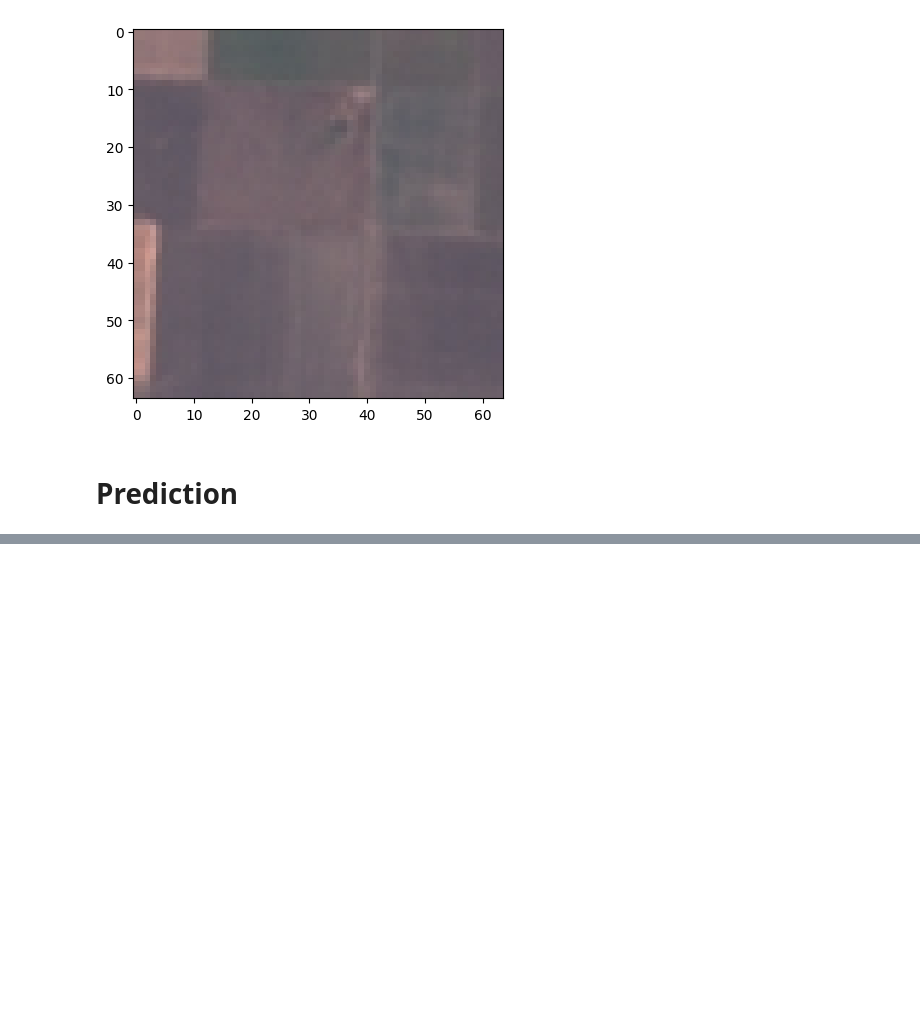
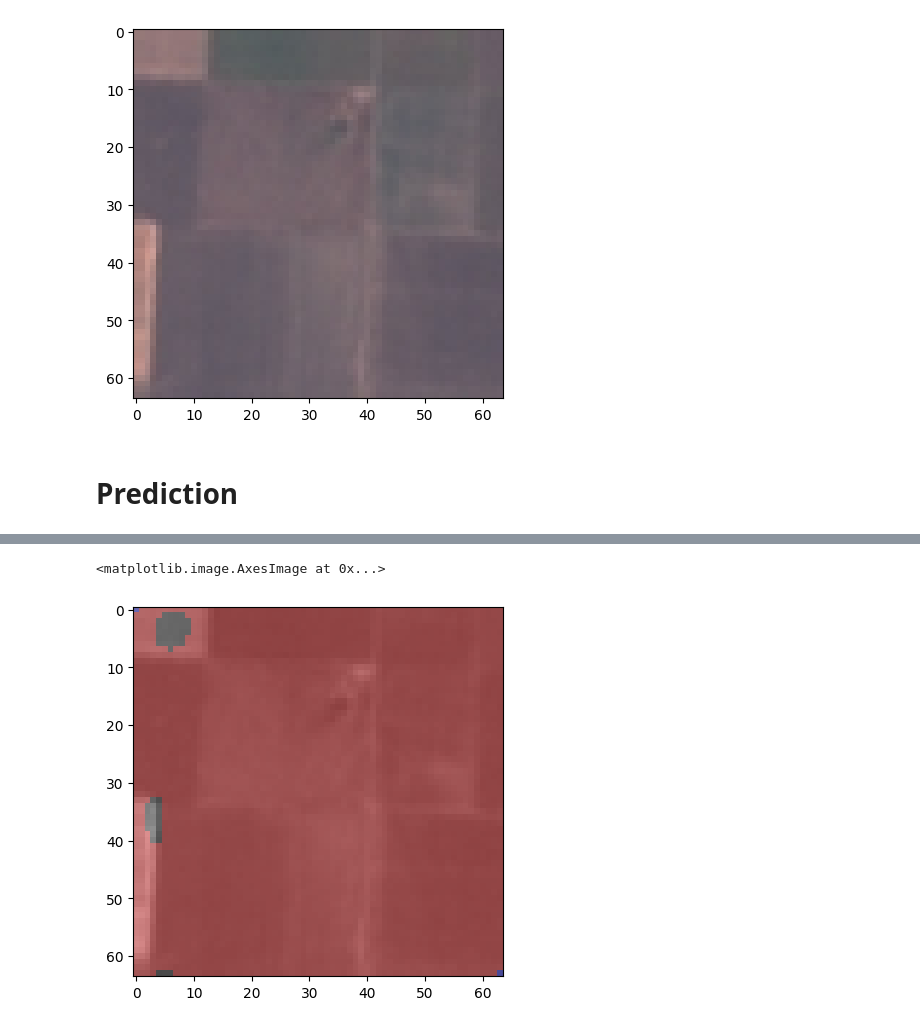
Before and after one commit to luandknguyen/cs450_euro_sat, a Jupyter notebook: ModelAnalysis.ipynb, the cells around one changed output, grey strips where cells are left out. Saved outputs shown, nothing was run; the diff lists cells and outputs as text; code cells hidden in the pictures; blank space fills up the shorter version.

```diff
--- a/ModelAnalysis.ipynb
+++ b/ModelAnalysis.ipynb
@@ -43,0 +44,6 @@ pyplot.show()
+# %%
+segmented = numpy.argmax(pred, axis=0)
+pyplot.imshow(skimage.color.label2rgb(segmented, data))
+# %% [output]
+<matplotlib.image.AxesImage at 0x...>
+[figure, added]
```
Also changed, not shown: parts of 1 cell of this notebook.
